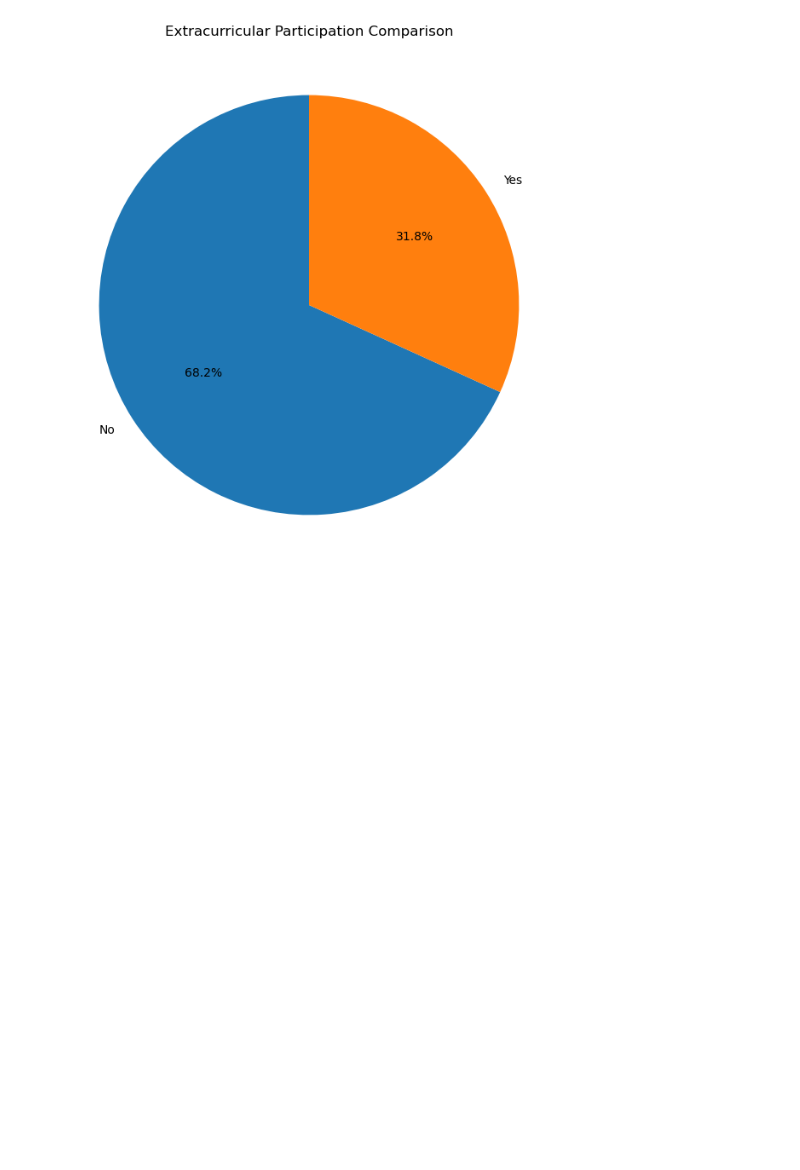
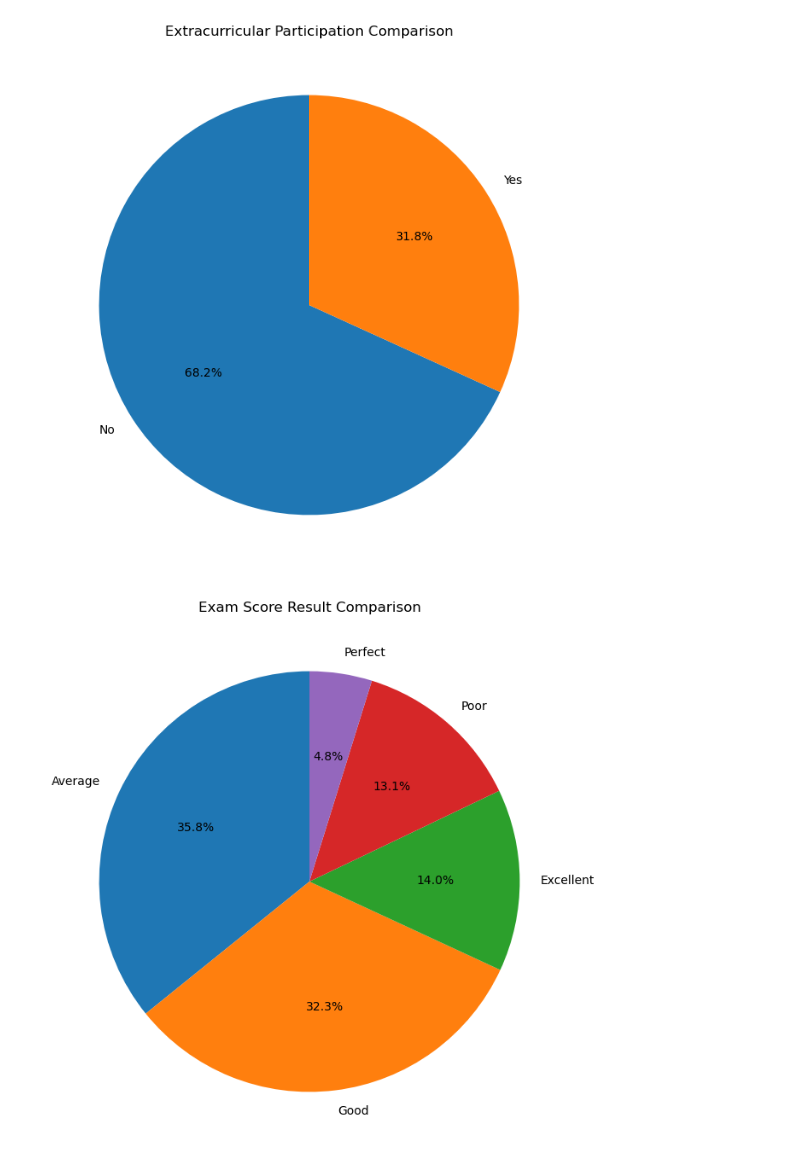
Before and after one commit to FlazeFy2/DS-Student-Habits-vs-Academic-Performance, a Jupyter notebook: exploratory data analysis-pie.ipynb, the cells around one changed output. Saved outputs shown, nothing was run; the diff lists cells and outputs as text; code cells hidden in the pictures; blank space fills up the shorter version.

Commit message:
[DS] Exploratory Data Analysis (EDA) - Pie Chart Comparison Exam Score Result

```diff
--- a/exploratory data analysis-pie.ipynb
+++ b/exploratory data analysis-pie.ipynb
@@ -24,3 +24,36 @@ for dt in target_col:
 [figure]
 [figure]
 [figure]
+# %%
+import pandas as pd
+import matplotlib.pyplot as plt
+
+# Exploratory Data Analysis (EDA) - Pie Chart Comparison Exam Score Result
+df = pd.read_csv("student_habits_performance.csv")
+
+# Dataset
+def scoring_exam(score):
+    if score >= 100:
+        return "Perfect"
+    elif score >= 85:
+        return "Excellent"
+    elif score >= 70:
+        return "Good"
+    elif score >= 50:
+        return "Average"
+    else:
+        return "Poor"
+
+# Apply scoring
+df["exam_score_result"] = df["exam_score"].apply(scoring_exam)
+
+top_context = df["exam_score_result"].value_counts()
+
+# Pie Chart
+plt.figure(figsize=(8,8))
+top_context.plot.pie(autopct='%1.1f%%', startangle=90)
+plt.title(f"Exam Score Result Comparison")
+plt.ylabel("")
+plt.show()
+# %% [output]
+[figure, added]
```
